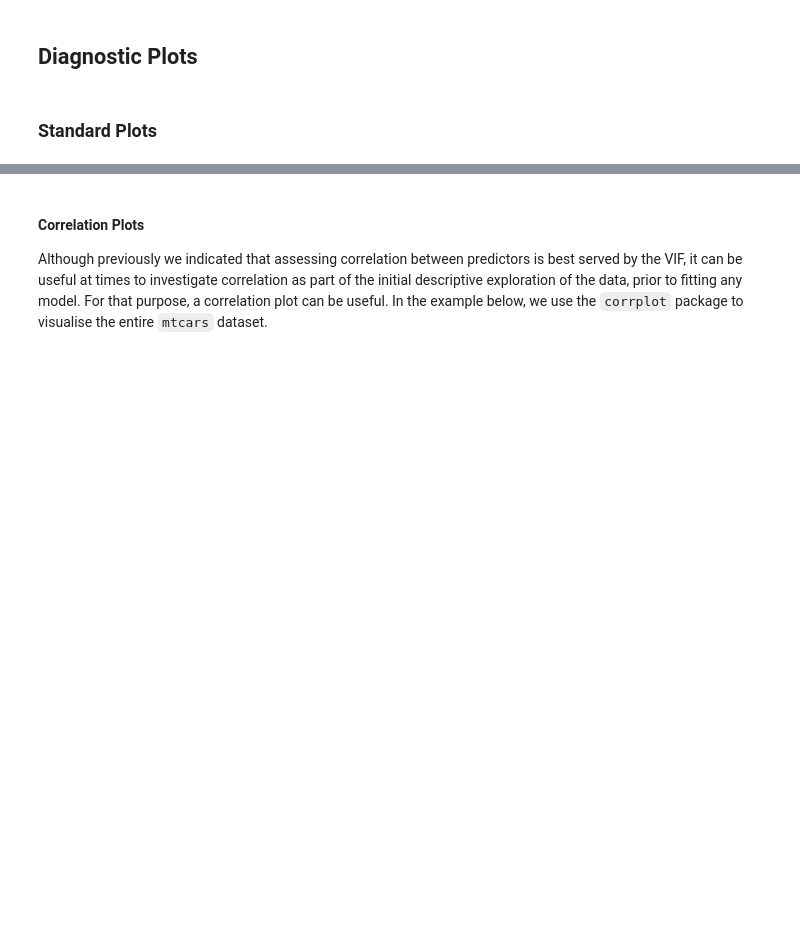
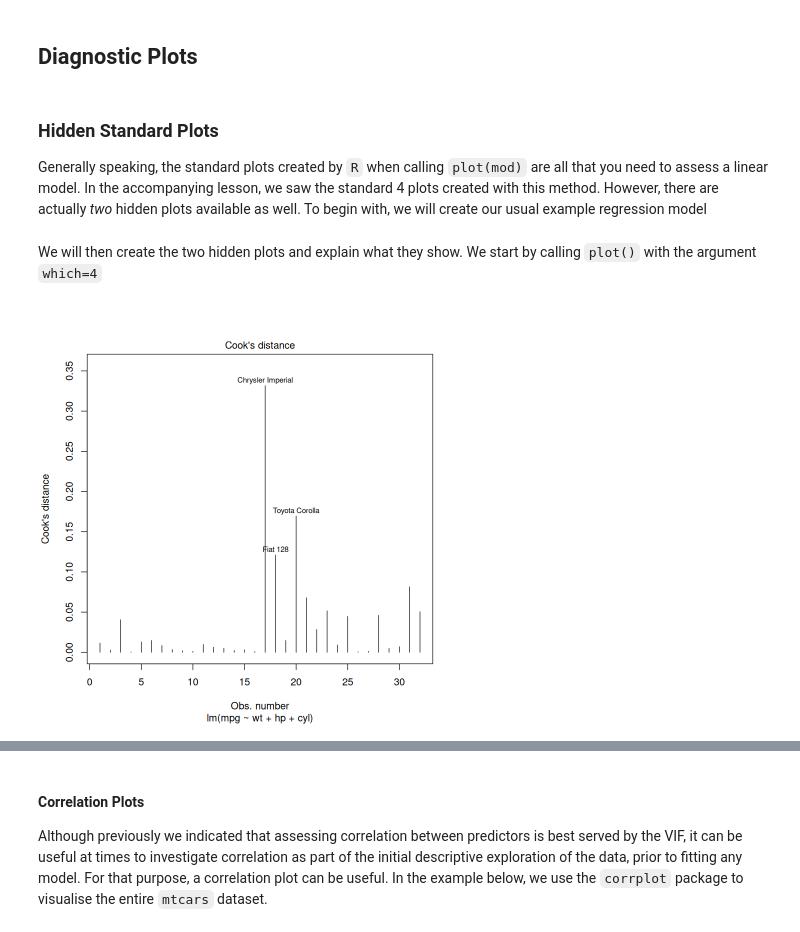
Before and after one commit to PCHN63101-Advanced-Data-Skills/Assumptions-Diagnostics-Transforms, a Jupyter notebook: _build/html/_sources/assumptions-workshop.ipynb, the cells around one changed output, grey strips where cells are left out. Saved outputs shown, nothing was run; the diff lists cells and outputs as text; code cells hidden in the pictures; blank space fills up the shorter version.

```diff
--- a/_build/html/_sources/assumptions-workshop.ipynb
+++ b/_build/html/_sources/assumptions-workshop.ipynb
@@ -3,4 +3,5 @@
 # %% [markdown]
 ## Diagnostic Plots
 # %% [markdown]
-### Standard Plots
+### Hidden Standard Plots
+Generally speaking, the standard plots created by `R` when calling `plot(mod)` are all that you need to assess a linear model. In the accompanying lesson, we saw the standard 4 plots created with this method. However, there are actually *two* hidden plots available as well. To begin with, we will create our usual example regression model
@@ -6,0 +11,6 @@
+# %% [markdown]
+We will then create the two hidden plots and explain what they show. We start by calling `plot()` with the argument `which=4`
+# %%
+plot(mod, which=4)
+# %% [output]
+[figure, added]
```
Also changed, not shown: parts of 48 cells of this notebook, 39 other files.
